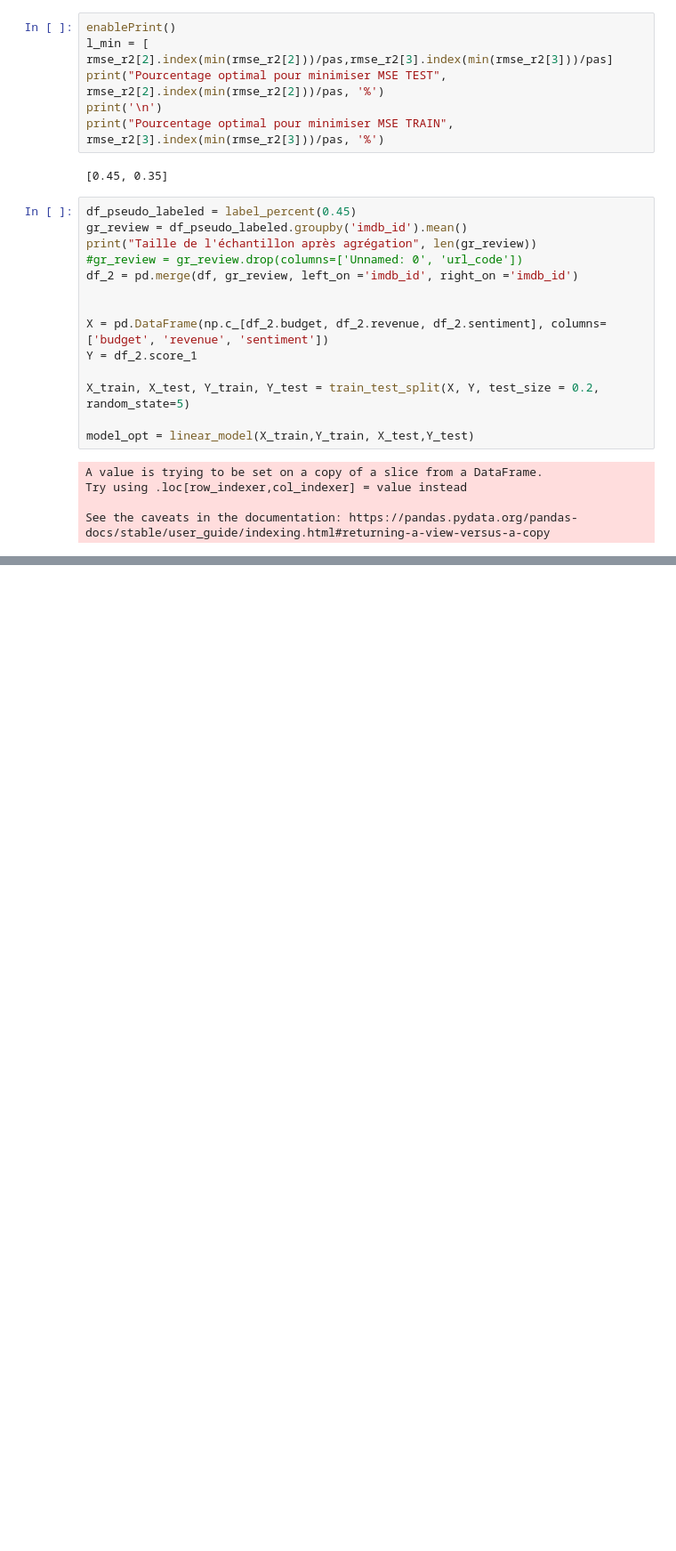
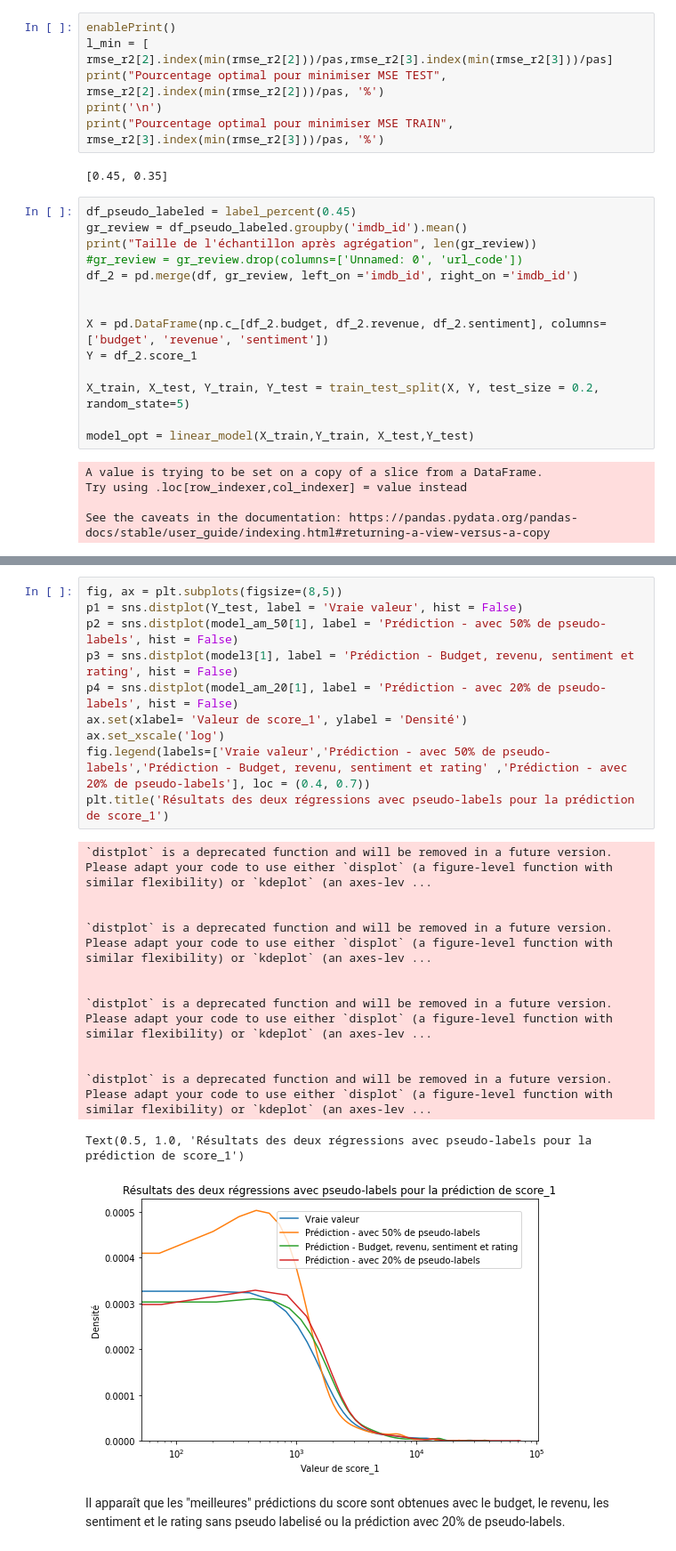
Before and after one commit to marie-ganon/Projet-Python-S1, a Jupyter notebook: Modélisation.ipynb, the cells around one changed output, grey strips where cells are left out. Shown at 89% size. Saved outputs shown, nothing was run; the diff lists cells and outputs as text; blank space fills up the shorter version.

```diff
--- a/Modélisation.ipynb
+++ b/Modélisation.ipynb
@@ -999,0 +1021,25 @@ See the caveats in the documentation: https://pandas.pydata.org/pandas-docs/stab
+# %%
+fig, ax = plt.subplots(figsize=(8,5))
+p1 = sns.distplot(Y_test, label = 'Vraie valeur', hist = False)
+p2 = sns.distplot(model_am_50[1], label = 'Prédiction - avec 50% de pseudo-labels', hist = False)
+p3 = sns.distplot(model3[1], label = 'Prédiction - Budget, revenu, sentiment et rating', hist = False)
+p4 = sns.distplot(model_am_20[1], label = 'Prédiction - avec 20% de pseudo-labels', hist = False)
+ax.set(xlabel= 'Valeur de score_1', ylabel = 'Densité')
+ax.set_xscale('log')
+fig.legend(labels=['Vraie valeur','Prédiction - avec 50% de pseudo-labels','Prédiction - Budget, revenu, sentiment et rating' ,'Prédiction - avec 20% de pseudo-labels'], loc = (0.4, 0.7))
+plt.title('Résultats des deux régressions avec pseudo-labels pour la prédiction de score_1')
+# %% [output]
+`distplot` is a deprecated function and will be removed in a future version. Please adapt your code to use either `displot` (a figure-level function with similar flexibility) or `kdeplot` (an axes-lev ...
+
+
+`distplot` is a deprecated function and will be removed in a future version. Please adapt your code to use either `displot` (a figure-level function with similar flexibility) or `kdeplot` (an axes-lev ...
+
+
+`distplot` is a deprecated function and will be removed in a future version. Please adapt your code to use either `displot` (a figure-level function with similar flexibility) or `kdeplot` (an axes-lev ...
+
+
+`distplot` is a deprecated function and will be removed in a future version. Please adapt your code to use either `displot` (a figure-level function with similar flexibility) or `kdeplot` (an axes-lev ...
+Text(0.5, 1.0, 'Résultats des deux régressions avec pseudo-labels pour la prédiction de score_1')
+[figure, added]
+# %% [markdown]
+Il apparaît que les "meilleures" prédictions du score sont obtenues avec le budget, le revenu, les sentiment et le rating sans pseudo labelisé ou la prédiction avec 20% de pseudo-labels.
```
Also changed, not shown: parts of 33 cells of this notebook.
